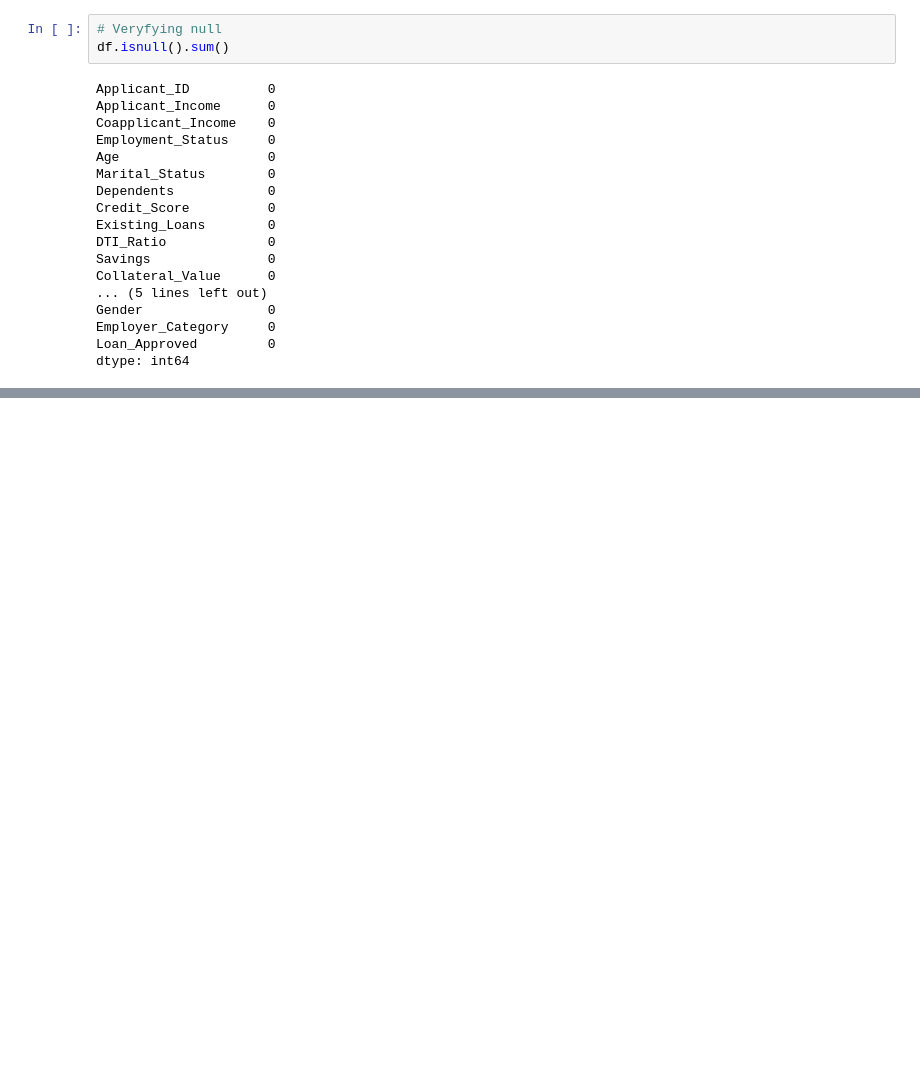
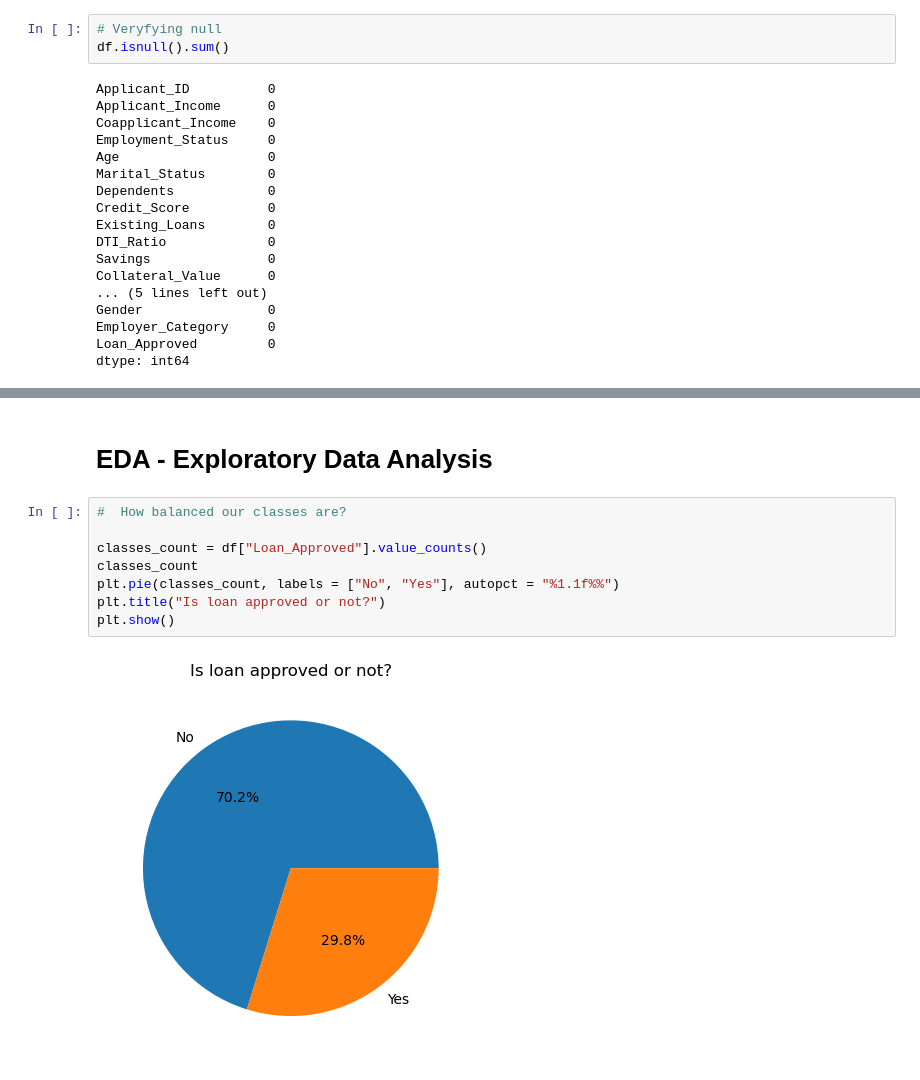
Before and after one commit to Samir-BK/Loan-Approval-ML-model, a Jupyter notebook: credit_wise.ipynb, the cells around one changed output, grey strips where cells are left out. Saved outputs shown, nothing was run; the diff lists cells and outputs as text; blank space fills up the shorter version.

```diff
--- a/credit_wise.ipynb
+++ b/credit_wise.ipynb
@@ -75,0 +93,12 @@ dtype: int64
+# %% [markdown]
+# EDA - Exploratory Data Analysis
+# %%
+#  How balanced our classes are?
+
+classes_count = df["Loan_Approved"].value_counts()
+classes_count
+plt.pie(classes_count, labels = ["No", "Yes"], autopct = "%1.1f%%")
+plt.title("Is loan approved or not?")
+plt.show()
+# %% [output]
+[figure, added]
```
Also changed, not shown: parts of 6 cells of this notebook.
